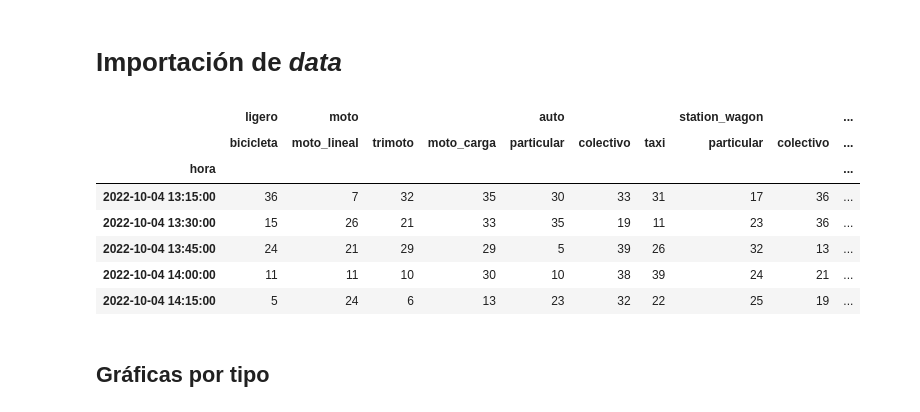
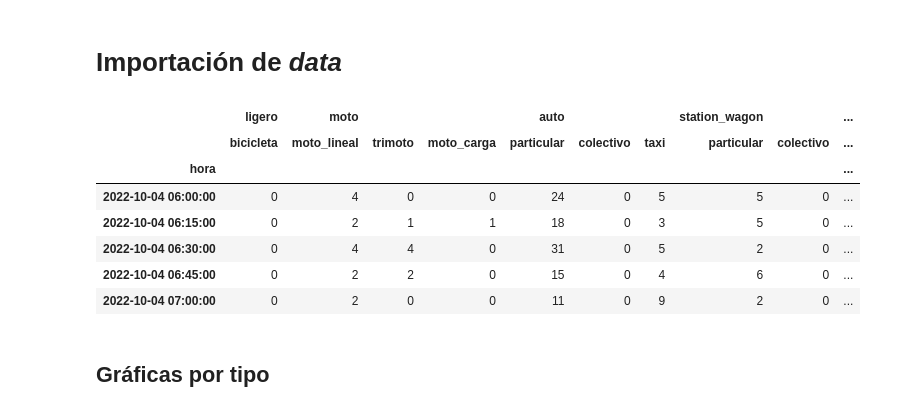
Before and after one commit to GreatestTrain/analisis_carretera, a Jupyter notebook: script.ipynb, the cells around one changed output. Saved outputs shown, nothing was run; the diff lists cells and outputs as text; code cells hidden in the pictures.

```diff
--- a/script.ipynb
+++ b/script.ipynb
@@ -8,7 +9,7 @@ import seaborn as sns
 %matplotlib inline
 # %%
 
-first_row = ['ligero', 'moto', 'auto', 'station_wagon', 'pesado', 'muy_pesado']
+first_row = ['ligero', 'moto', 'auto', 'station_wagon', 'pesado', 'camion']
 second_row = ['bicicleta', 'moto_lineal', 'trimoto', 'moto_carga', 'particular', 'colectivo', 'taxi', 'particular', 'colectivo', 'taxi', 'miniban', 'microbus', 'camioneta', 'bus', '<12tn', '>12tn']
 column_index = pd.MultiIndex.from_tuples([
     *zip( ((first_row[0] * 1, ) + (first_row[1], ) * 3 + (first_row[2], ) * 3 + (first_row[3], ) * 3 + (first_row[4], ) * 4 + (first_row[5], ) * 2), second_row )
@@ -16,23 +17,24 @@ column_index = pd.MultiIndex.from_tuples([
 # %%
 DATA_PATH = './data/test.xlsx'
 data = pd.read_excel(DATA_PATH)
 data = data.dropna(how='any')
 data = data.set_index('Hora')
 # data.index.name = 'hora'
 data.columns = column_index
-hora = data.index.str.extract('^(\d\d:\d\d)').astype('string').values
+hora = data.index.str.extract('^(\d?\d:\d\d)').astype('string').values
 data.index = pd.Index(hora.ravel(), name='hora', dtype=str)
 data.index = pd.to_datetime(data.index)
 data.head()
+# data.index.str.extract('^.*(\d?\d:\d\d)')
 # %% [output]
 |  | ligero | moto |  |  | auto |  |  | station_wagon |  | ... |
 |  | bicicleta | moto_lineal | trimoto | moto_carga | particular | colectivo | taxi | particular | colectivo | ... |
 | hora |  |  |  |  |  |  |  |  |  | ... |
-| 2022-10-04 13:15:00 | 36 | 7 | 32 | 35 | 30 | 33 | 31 | 17 | 36 | ... |
-| 2022-10-04 13:30:00 | 15 | 26 | 21 | 33 | 35 | 19 | 11 | 23 | 36 | ... |
-| 2022-10-04 13:45:00 | 24 | 21 | 29 | 29 | 5 | 39 | 26 | 32 | 13 | ... |
-| 2022-10-04 14:00:00 | 11 | 11 | 10 | 30 | 10 | 38 | 39 | 24 | 21 | ... |
-| 2022-10-04 14:15:00 | 5 | 24 | 6 | 13 | 23 | 32 | 22 | 25 | 19 | ... |
+| 2022-10-04 06:00:00 | 0 | 4 | 0 | 0 | 24 | 0 | 5 | 5 | 0 | ... |
+| 2022-10-04 06:15:00 | 0 | 2 | 1 | 1 | 18 | 0 | 3 | 5 | 0 | ... |
+| 2022-10-04 06:30:00 | 0 | 4 | 4 | 0 | 31 | 0 | 5 | 2 | 0 | ... |
+| 2022-10-04 06:45:00 | 0 | 2 | 2 | 0 | 15 | 0 | 4 | 6 | 0 | ... |
+| 2022-10-04 07:00:00 | 0 | 2 | 0 | 0 | 11 | 0 | 9 | 2 | 0 | ... |
 # %% [markdown]
 ## Gráficas por tipo
 # %%
```
Also changed, not shown: parts of 8 cells of this notebook, 1 other file.
